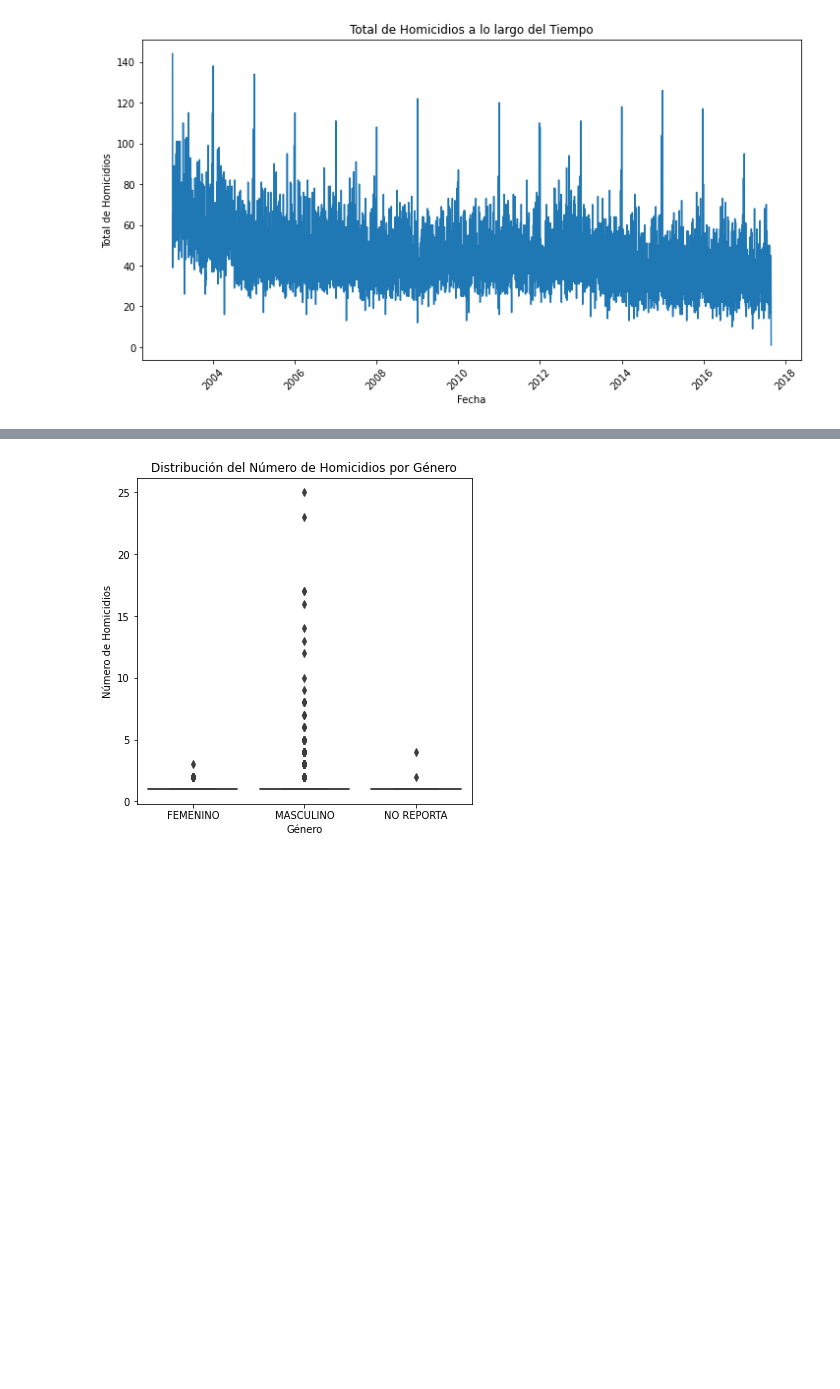
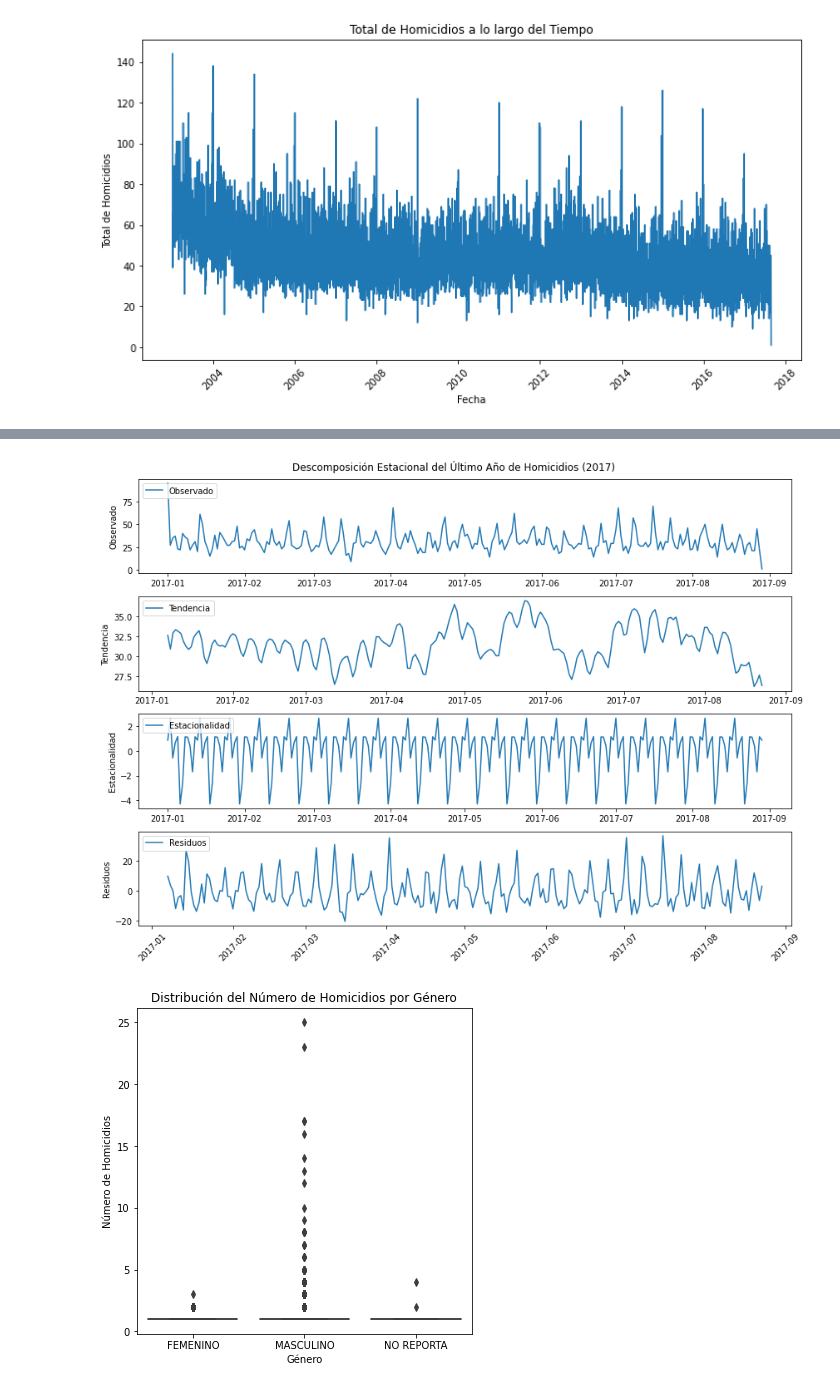
Before and after one commit to jmanjarresm/Proyecto_Final_Aprend_Sup_g17, a Jupyter notebook: scripts/Descripción_bd.ipynb, the cells around one changed output, grey strips where cells are left out. Cells and saved outputs as stored; diff of their text form; code cells hidden in the pictures; blank space fills up the shorter version.

```diff
--- a/scripts/Descripción_bd.ipynb
+++ b/scripts/Descripción_bd.ipynb
@@ -90,3 +138,49 @@ plt.savefig(ruta_archivo, facecolor='white')
+# %%
+## Se vuelve a cargar la base de domicilios
+
+homicidios_por_fecha = df.groupby('fecha')['n_homicidios'].sum().reset_index()
+
+# Encontrar el último año en tus datos
+ultimo_anio = homicidios_por_fecha['fecha'].dt.year.max()
+
+# Filtrar los datos para el último año
+datos_ultimo_anio = homicidios_por_fecha[homicidios_por_fecha['fecha'].dt.year == ultimo_anio]
+
+# Realizar la descomposición estacional con un período de 12 meses (1 año) para el último año
+result = sm.tsa.seasonal_decompose(datos_ultimo_anio['n_homicidios'], model='additive', period=12)
+
+# Trazar la tendencia, la estacionalidad y los residuos solo para el último año
+plt.figure(figsize=(12, 8))
+
+# Configurar el formato de fecha para mostrar Mes Año en el eje x
+plt.gca().xaxis.set_major_formatter(plt.matplotlib.dates.DateFormatter('%b %Y'))
+
+plt.subplot(411)
+plt.plot(datos_ultimo_anio['fecha'], result.observed, label='Observado')
+plt.legend(loc='upper left')
+plt.ylabel('Observado')
+
+plt.subplot(412)
+plt.plot(datos_ultimo_anio['fecha'], result.trend, label='Tendencia')
+plt.legend(loc='upper left')
+plt.ylabel('Tendencia')
+
+plt.subplot(413)
+plt.plot(datos_ultimo_anio['fecha'], result.seasonal, label='Estacionalidad')
+plt.legend(loc='upper left')
+plt.ylabel('Estacionalidad')
+
+plt.subplot(414)
+plt.plot(datos_ultimo_anio['fecha'], result.resid, label='Residuos')
+plt.legend(loc='upper left')
+plt.ylabel('Residuos')
+
+plt.tight_layout()
+plt.xticks(rotation=45)  # Girar las etiquetas del eje x para evitar solapamientos
+plt.suptitle(f'Descomposición Estacional del Último Año de Homicidios ({ultimo_anio})', y=1.02)
+plt.show()
+# %% [output]
+[figure, added]
 # %%
 
 # Se genera un boxplot por genero y número de homicidios para determinar la relación entre ambas variables
```
Also changed, not shown: parts of 4 cells of this notebook, 2 other files.
